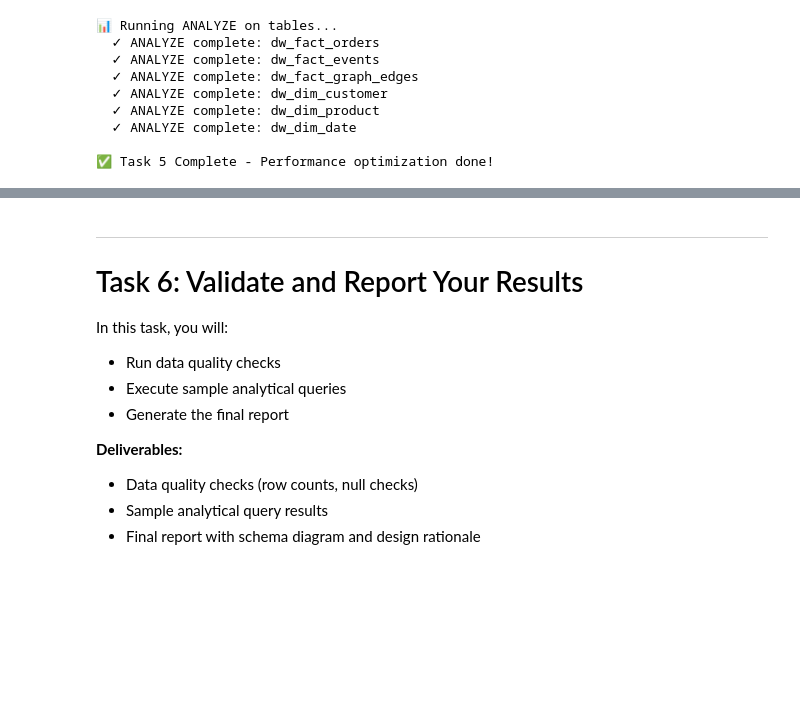
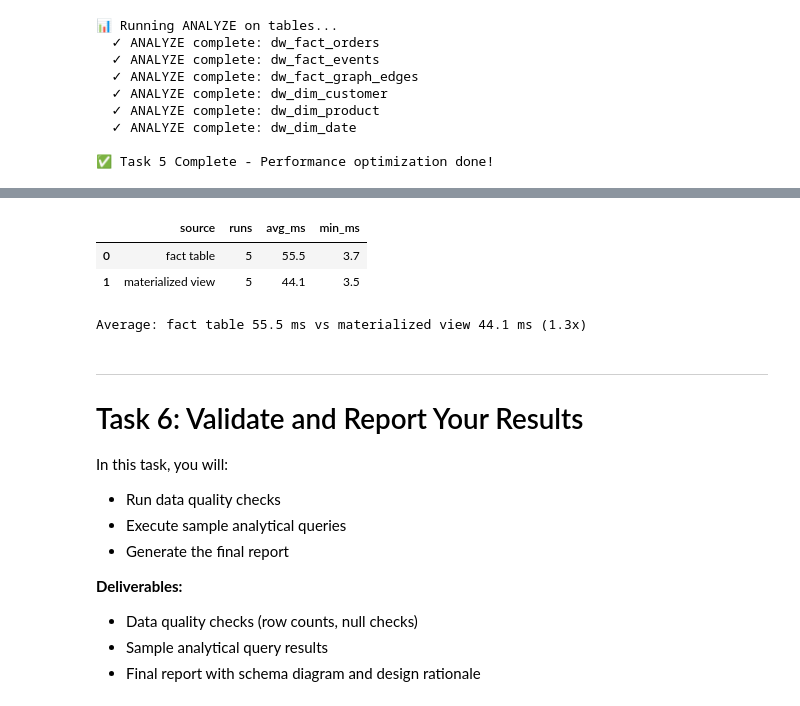
Before and after one commit to mlvectorquest/data-warehouse-on-aws, a Jupyter notebook: starter.ipynb, the cells around one changed output, grey strips where cells are left out. Cells and saved outputs as stored; diff of their text form; code cells hidden in the pictures; blank space fills up the shorter version.

```diff
--- a/starter.ipynb
+++ b/starter.ipynb
@@ -1714,3 +1776,47 @@ print("\n✅ Task 5 Complete - Performance optimization done!")
+# %%
+# ========= Measure the effect of the materialized view (server-side query time)
+import time
+import uuid
+
+RUNS = 5
+tag = uuid.uuid4().hex[:8]
+QUERIES = {
+    "fact table": """SELECT order_date_key, COUNT(*) AS orders, SUM(order_total_usd) AS revenue_usd,
+                            AVG(order_total_usd) AS avg_order_value
+                     FROM public.dw_fact_orders GROUP BY order_date_key""",
+    "materialized view": """SELECT order_date_key, orders, revenue_usd, avg_order_value
+                            FROM public.dw_mv_daily_revenue""",
+}
+
+# Each run carries a unique comment so Redshift's result cache cannot answer it
+for label, sql in QUERIES.items():
+    for run in range(RUNS):
+        rs_exec(f"/* perf_{tag}_{label.split()[0]}_{run} */ {sql}", return_results=True)
+
+# sys_query_history lags a few seconds behind, so poll until every run is recorded
+for attempt in range(10):
+    rows = rs_exec(f"""
+        SELECT CASE WHEN query_text LIKE '%perf_{tag}_fact_%' THEN 'fact table' ELSE 'materialized view' END AS source,
+               COUNT(*) AS runs, AVG(elapsed_time) / 1000.0 AS avg_ms, MIN(elapsed_time) / 1000.0 AS min_ms
+        FROM sys_query_history
+        WHERE query_text LIKE '%perf_{tag}_%' AND query_text NOT LIKE '%sys_query_history%'
+        GROUP BY 1
+    """, return_results=True)
+    if sum(int(r["runs"]) for r in rows) >= 2 * RUNS:
+        break
+    time.sleep(5)
+
+timings = pd.DataFrame(rows).astype({"runs": int, "avg_ms": float, "min_ms": float}).round(1)
+display(timings)
+by_source = timings.set_index("source")["avg_ms"]
+if {"fact table", "materialized view"} <= set(by_source.index) and by_source["materialized view"] > 0:
+    print(f"Average: fact table {by_source['fact table']} ms vs materialized view {by_source['materialized view']} ms "
+          f"({by_source['fact table'] / by_source['materialized view']:.1f}x)")
+# %% [output]
+|  | source | runs | avg_ms | min_ms |
+| 0 | fact table | 5 | 55.5 | 3.7 |
+| 1 | materialized view | 5 | 44.1 | 3.5 |
+Average: fact table 55.5 ms vs materialized view 44.1 ms (1.3x)
 # %% [markdown]
 ---
 # Task 6: Validate and Report Your Results
```
Also changed, not shown: parts of 2 cells of this notebook.
